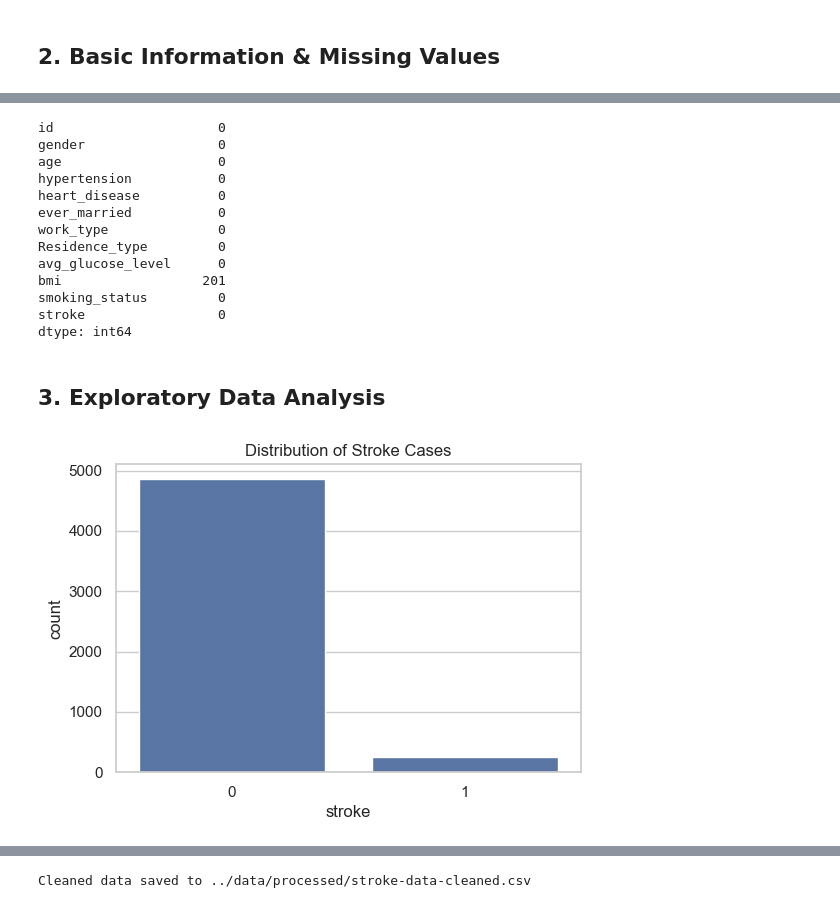
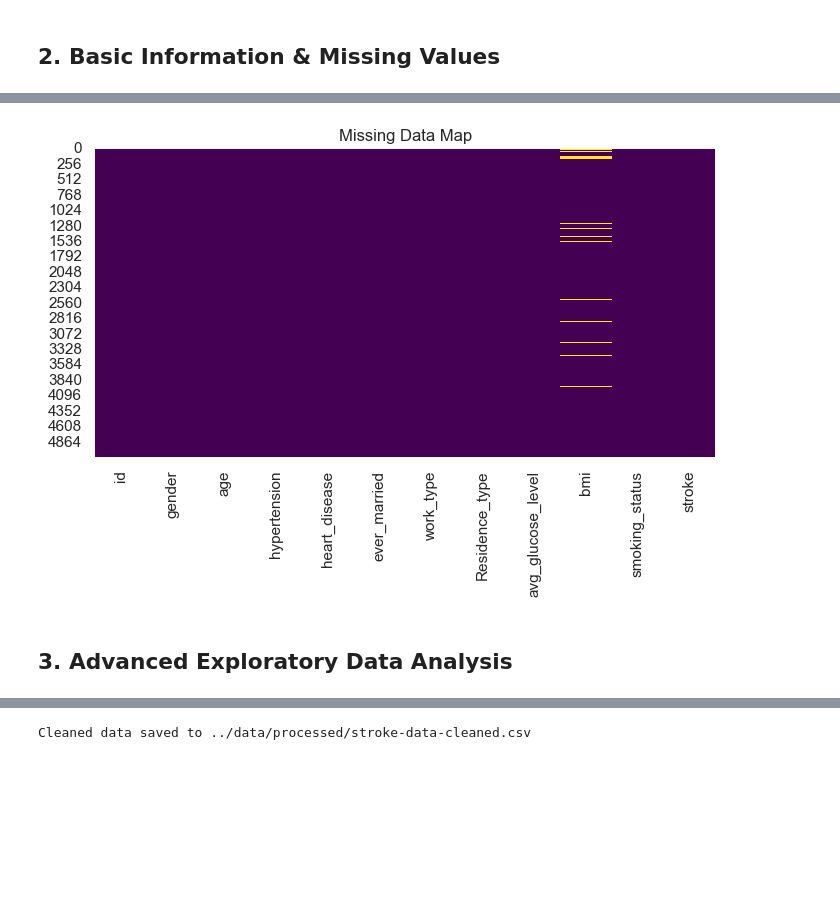
Before and after one commit to itzdineshx/Stroke-Disease-Prediction, a Jupyter notebook: notebook/01_Data_Science.ipynb, the cells around one changed output, grey strips where cells are left out. Drawn from its saved outputs; the diff is of its cells as text; code cells hidden in the pictures; blank space fills up the shorter version.

Commit message:
feat: integrate cleaned stroke data, establish initial analysis notebooks, and update build scripts and dependencies

```diff
--- a/notebook/01_Data_Science.ipynb
+++ b/notebook/01_Data_Science.ipynb
@@ -8,7 +8,8 @@ import matplotlib.pyplot as plt
 import seaborn as sns
 
 # Set plotting style
-sns.set_theme(style='whitegrid')
+sns.set_theme(style='darkgrid', palette='muted')
+plt.rcParams['figure.figsize'] = (10, 6)
 # %% [markdown]
 ## 1. Load the Data
 # %%
@@ -60,29 +49,13 @@ df.describe()
 # %%
 # Convert 'N/A' strings in 'bmi' to actual NaNs
 df['bmi'] = pd.to_numeric(df['bmi'], errors='coerce')
 
-# Check missing values
-df.isnull().sum()
+# Visualize missing data
+plt.figure(figsize=(8, 4))
+sns.heatmap(df.isnull(), cbar=False, cmap='viridis')
+plt.title('Missing Data Map')
+plt.show()
 # %% [output]
-id                     0
-gender                 0
-age                    0
-hypertension           0
-heart_disease          0
-ever_married           0
-work_type              0
-Residence_type         0
-avg_glucose_level      0
-bmi                  201
-smoking_status         0
-stroke                 0
-dtype: int64
+[figure, added]
 # %% [markdown]
-## 3. Exploratory Data Analysis
+## 3. Advanced Exploratory Data Analysis
-# %%
-plt.figure(figsize=(6, 4))
-sns.countplot(data=df, x='stroke')
-plt.title('Distribution of Stroke Cases')
-plt.show()
-# %% [output]
-[figure, removed]
```
Also changed, not shown: parts of 17 cells of this notebook, 8 other files.
